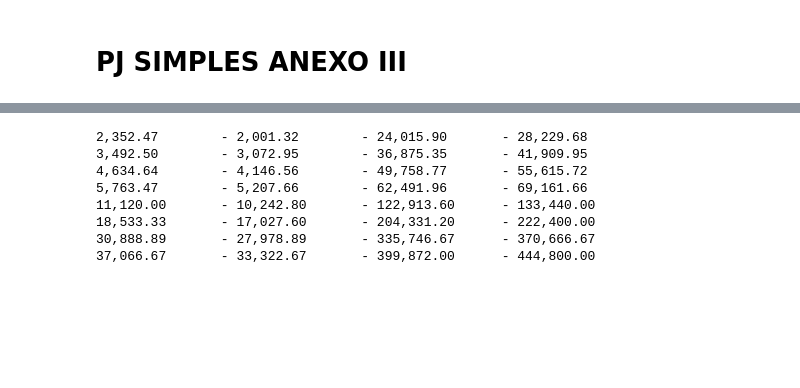
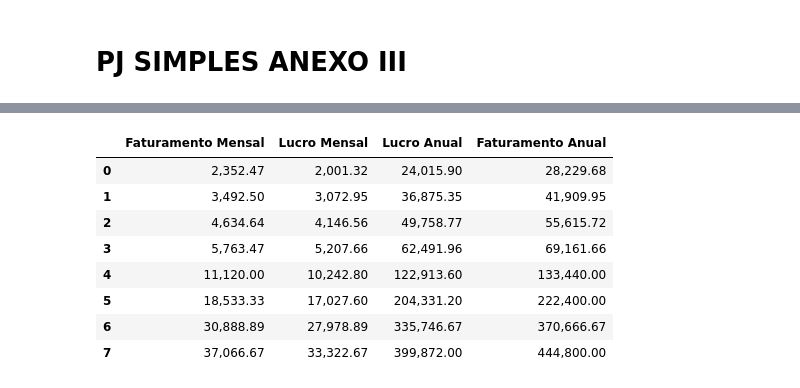
Before and after one commit to renzon/clt-vs-pj, a Jupyter notebook: clt_vs_pj.ipynb, the cells around one changed output, grey strips where cells are left out. Saved outputs shown, nothing was run; the diff lists cells and outputs as text; code cells hidden in the pictures; blank space fills up the shorter version.

```diff
--- a/clt_vs_pj.ipynb
+++ b/clt_vs_pj.ipynb
@@ -201,15 +249,16 @@ def custos_simples_anexo_iii(faturamento_anual, contador=89, prolabore=1_100) ->
 def resumo_pj(faturamento):
     custo_anual = custos_simples_anexo_iii(faturamento)
     return faturamento / 12, (faturamento - custo_anual) / 12, faturamento - custo_anual, faturamento
-# %%
-for faturamento in faturamento_bruto:
-    print(*map(lambda v: f'{v:<15,.2f}', resumo_pj(faturamento)), sep=' - ')
-# %% [output]
-2,352.47        - 2,001.32        - 24,015.90       - 28,229.68
-3,492.50        - 3,072.95        - 36,875.35       - 41,909.95
-4,634.64        - 4,146.56        - 49,758.77       - 55,615.72
-5,763.47        - 5,207.66        - 62,491.96       - 69,161.66
-11,120.00       - 10,242.80       - 122,913.60      - 133,440.00
-18,533.33       - 17,027.60       - 204,331.20      - 222,400.00
-30,888.89       - 27,978.89       - 335,746.67      - 370,666.67
-37,066.67       - 33,322.67       - 399,872.00      - 444,800.00
+# %%
+results = [map(lambda v: f'{v:<15,.2f}', resumo_pj(faturamento)) for faturamento in faturamento_bruto]
+display(pd.DataFrame(results, columns=["Faturamento Mensal", "Lucro Mensal", "Lucro Anual", "Faturamento Anual"]))
+# %% [output]
+|  | Faturamento Mensal | Lucro Mensal | Lucro Anual | Faturamento Anual |
+| 0 | 2,352.47 | 2,001.32 | 24,015.90 | 28,229.68 |
+| 1 | 3,492.50 | 3,072.95 | 36,875.35 | 41,909.95 |
+| 2 | 4,634.64 | 4,146.56 | 49,758.77 | 55,615.72 |
+| 3 | 5,763.47 | 5,207.66 | 62,491.96 | 69,161.66 |
+| 4 | 11,120.00 | 10,242.80 | 122,913.60 | 133,440.00 |
+| 5 | 18,533.33 | 17,027.60 | 204,331.20 | 222,400.00 |
+| 6 | 30,888.89 | 27,978.89 | 335,746.67 | 370,666.67 |
+| 7 | 37,066.67 | 33,322.67 | 399,872.00 | 444,800.00 |
```
Also changed, not shown: parts of 22 cells of this notebook, 2 other files.
